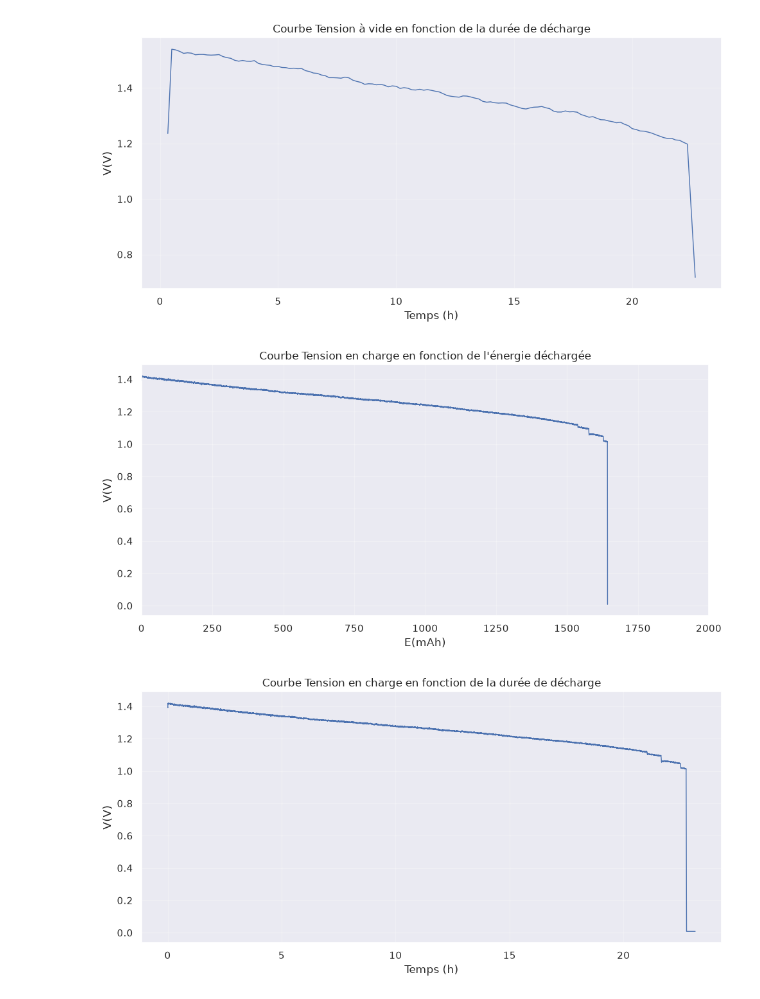
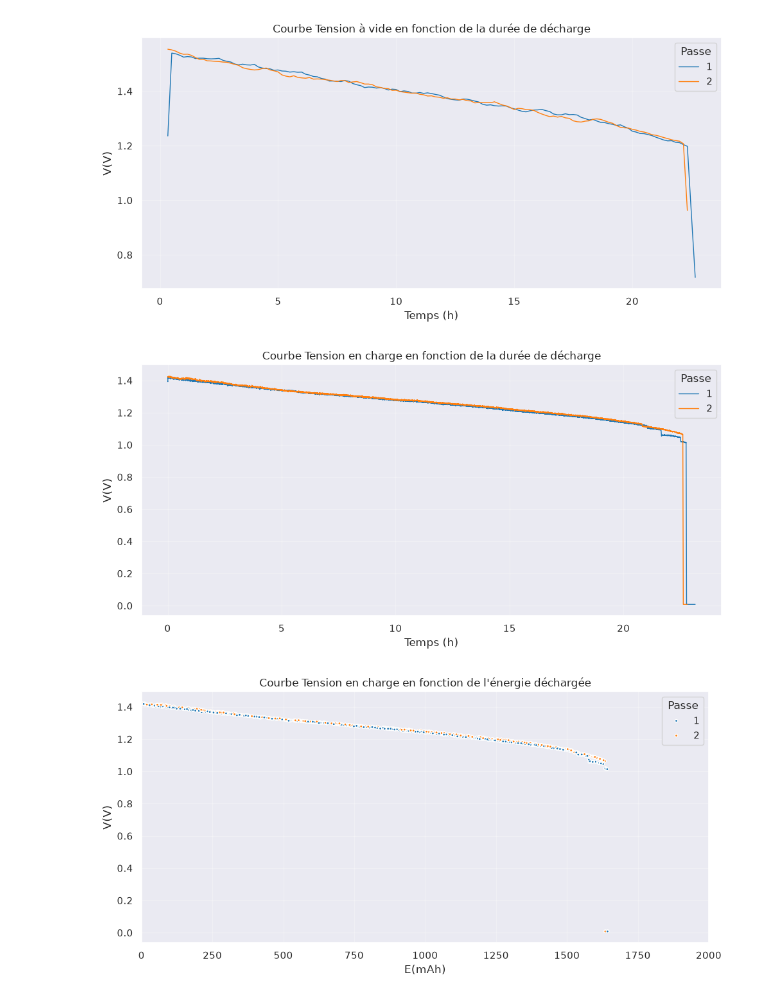
Before and after one commit to dthonon/testeur_batterie, a Jupyter notebook: notebook/Courbes.ipynb, the cells around one changed output. Cells and saved outputs as stored; diff of their text form; code cells hidden in the pictures.

```diff
--- a/notebook/Courbes.ipynb
+++ b/notebook/Courbes.ipynb
@@ -56,6 +61,6 @@ plt.show()
 # %%
 plt.figure(figsize=(10, 5))
-plt.plot(data_controle_0["Temps"], data_controle_0["V_smooth"], marker="", linewidth=1)
+sns.lineplot(data=data_controle_0, x="Temps", y="V_smooth", hue="Passe", palette="tab10", marker="", linewidth=1)
 plt.xlabel("Temps (h)")
 plt.ylabel("V(V)")
 plt.title("Courbe Tension à vide en fonction de la durée de décharge")
@@ -63,10 +68,21 @@ plt.grid(True, alpha=0.3)
 plt.tight_layout()
 plt.show()
 # %% [output]
-[figure, old version]
+[figure, new version]
+# %%
+plt.figure(figsize=(10, 5))
+sns.lineplot(data=data_controle_1, x="Temps", y="V_smooth", hue="Passe", palette="tab10", marker="", linewidth=1)
+plt.xlabel("Temps (h)")
+plt.ylabel("V(V)")
+plt.title("Courbe Tension en charge en fonction de la durée de décharge")
+plt.grid(True, alpha=0.3)
+plt.tight_layout()
+plt.show()
+# %% [output]
+[figure, added]
 # %%
 plt.figure(figsize=(10, 5))
-plt.plot(data_controle_1["E_smooth"], data_controle_1["V_smooth"], marker="", linewidth=1)
+sns.scatterplot(data=data_controle_1.sample(n=1000), x="E_smooth", y="V_smooth", hue="Passe", marker=".", palette="tab10", linewidth=1)
 plt.xlim(0, 2000)
 plt.xlabel("E(mAh)")
 plt.ylabel("V(V)")
@@ -75,15 +91,4 @@ plt.grid(True, alpha=0.3)
 plt.tight_layout()
 plt.show()
 # %% [output]
-[figure, old version]
+[figure, new version]
-# %%
-plt.figure(figsize=(10, 5))
-plt.plot(data_controle_1["Temps"], data_controle_1["V_smooth"], marker="", linewidth=1)
-plt.xlabel("Temps (h)")
-plt.ylabel("V(V)")
-plt.title("Courbe Tension en charge en fonction de la durée de décharge")
-plt.grid(True, alpha=0.3)
-plt.tight_layout()
-plt.show()
-# %% [output]
-[figure, removed]
```
Also changed, not shown: parts of 6 cells of this notebook.
